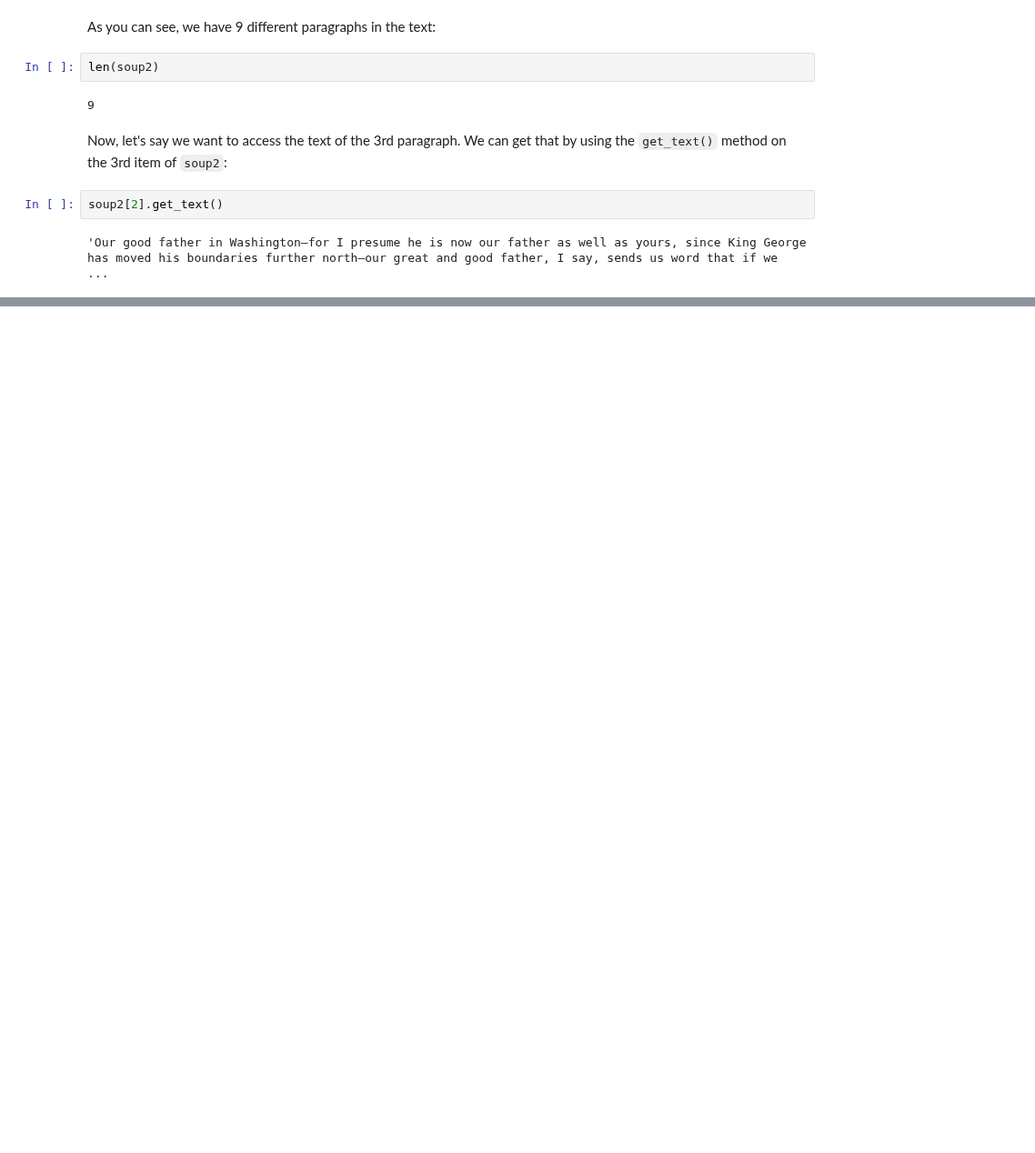
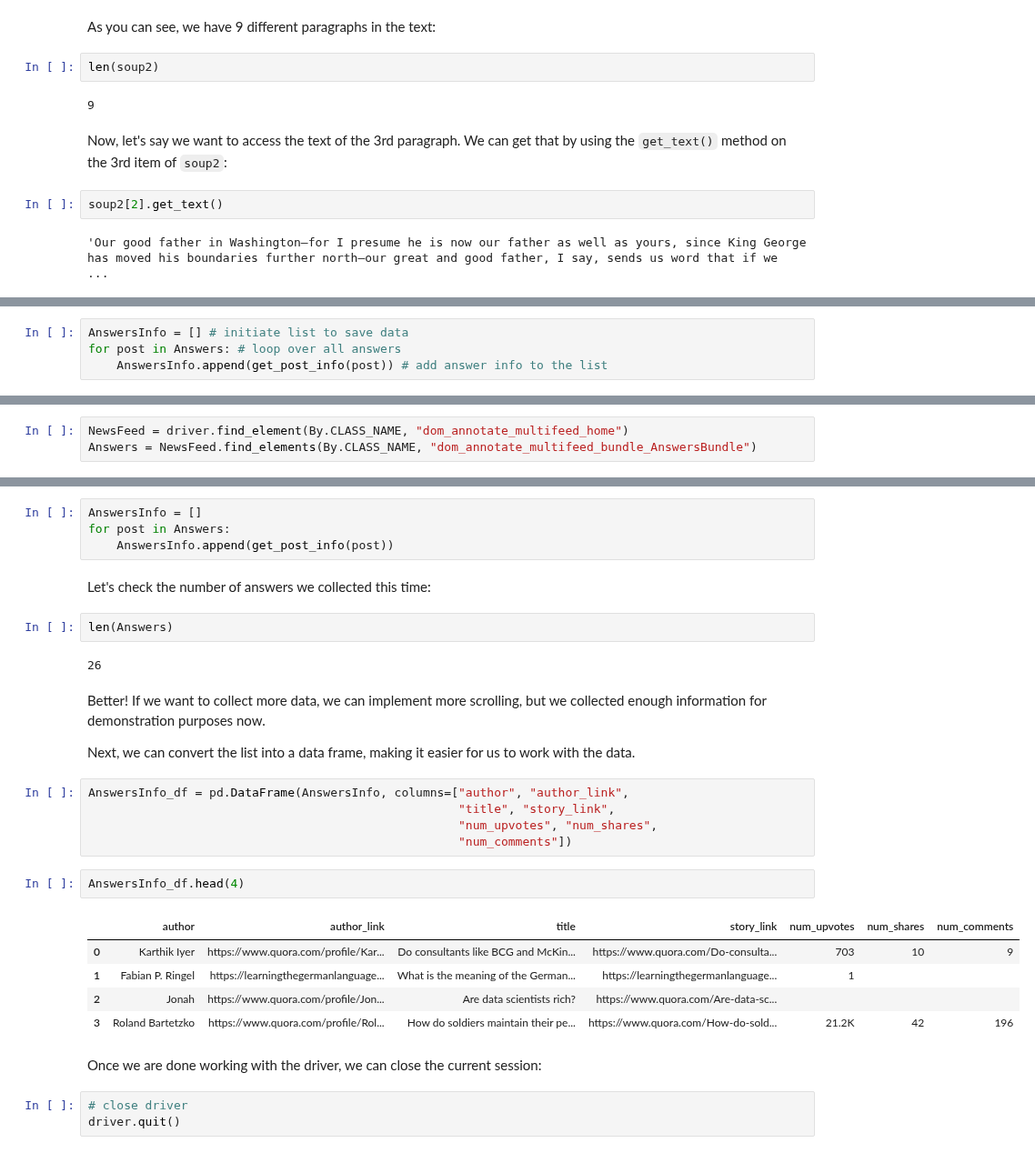
Before and after one commit to gesiscss/css_methods_python, a Jupyter notebook: b_data_collection_methods/4_web_scraping.ipynb, the cells around one changed output, grey strips where cells are left out. Shown at 91% size. Saved outputs shown, nothing was run; the diff lists cells and outputs as text; blank space fills up the shorter version.

```diff
--- a/b_data_collection_methods/4_web_scraping.ipynb
+++ b/b_data_collection_methods/4_web_scraping.ipynb
@@ -841,0 +1029,4 @@ soup2[2].get_text()
+# %%
+AnswersInfo = [] # initiate list to save data
+for post in Answers: # loop over all answers
+    AnswersInfo.append(get_post_info(post)) # add answer info to the list
@@ -841,0 +1106,3 @@ soup2[2].get_text()
+# %%
+NewsFeed = driver.find_element(By.CLASS_NAME, "dom_annotate_multifeed_home")
+Answers = NewsFeed.find_elements(By.CLASS_NAME, "dom_annotate_multifeed_bundle_AnswersBundle")
@@ -841,0 +1111,32 @@ soup2[2].get_text()
+# %%
+AnswersInfo = []
+for post in Answers:
+    AnswersInfo.append(get_post_info(post))
+# %% [markdown]
+Let's check the number of answers we collected this time:
+# %%
+len(Answers)
+# %% [output]
+26
+# %% [markdown]
+Better! If we want to collect more data, we can implement more scrolling, but we collected enough information for demonstration purposes now.
+
+Next, we can convert the list into a data frame, making it easier for us to work with the data.
+# %%
+AnswersInfo_df = pd.DataFrame(AnswersInfo, columns=["author", "author_link",
+                                                    "title", "story_link",
+                                                    "num_upvotes", "num_shares",
+                                                    "num_comments"])
+# %%
+AnswersInfo_df.head(4)
+# %% [output]
+|  | author | author_link | title | story_link | num_upvotes | num_shares | num_comments |
+| 0 | Karthik Iyer | https://www.quora.com/profile/Kar... | Do consultants like BCG and McKin... | https://www.quora.com/Do-consulta... | 703 | 10 | 9 |
+| 1 | Fabian P. Ringel | https://learningthegermanlanguage... | What is the meaning of the German... | https://learningthegermanlanguage... | 1 |  |  |
+| 2 | Jonah | https://www.quora.com/profile/Jon... | Are data scientists rich? | https://www.quora.com/Are-data-sc... |  |  |  |
+| 3 | Roland Bartetzko | https://www.quora.com/profile/Rol... | How do soldiers maintain their pe... | https://www.quora.com/How-do-sold... | 21.2K | 42 | 196 |
+# %% [markdown]
+Once we are done working with the driver, we can close the current session:
+# %%
+# close driver
+driver.quit()
```
Also changed, not shown: parts of 44 cells of this notebook.
